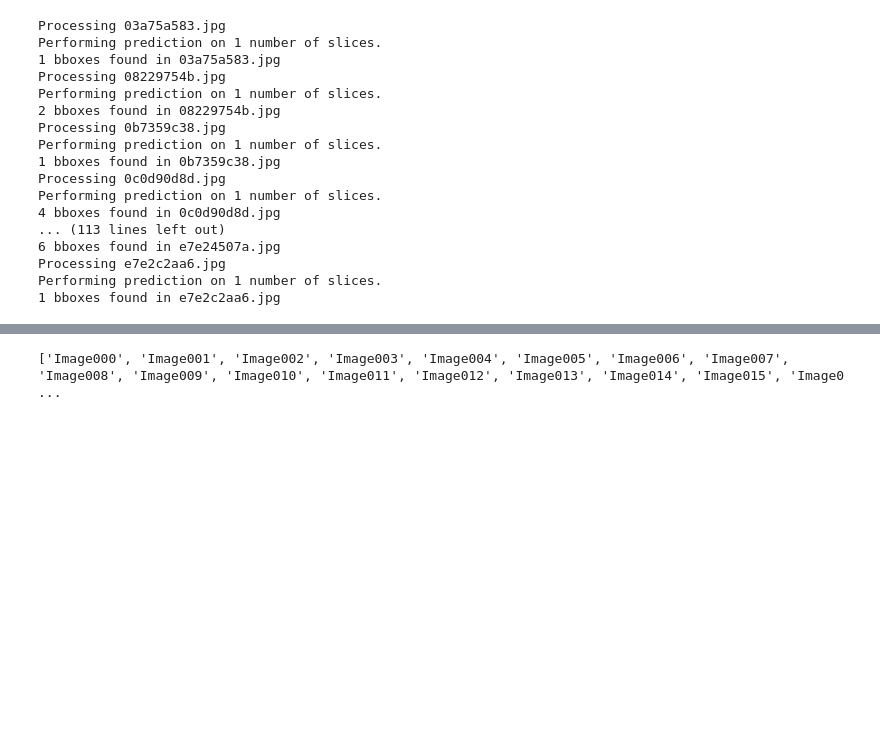
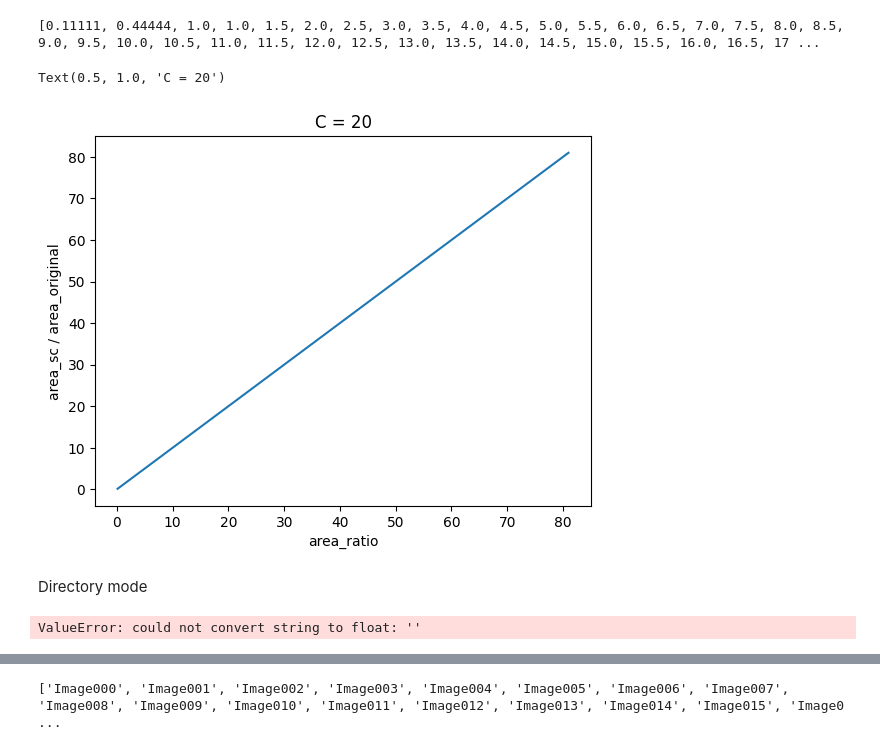
Before and after one commit to FarshadAmiri/Sat_object_detection, a Jupyter notebook: debug.ipynb, the cells around one changed output, grey strips where cells are left out. Cells and saved outputs as stored; diff of their text form; code cells hidden in the pictures; blank space fills up the shorter version.

```diff
--- a/debug.ipynb
+++ b/debug.ipynb
@@ -14,27 +72,58 @@ images_path = r"D:\NLP 1\Sat_object_detection\debug_images_2"
+# %%
+import matplotlib.pyplot as plt
+
+import numpy as np
+
+# area_ratio = 10
+c = 20
+
+def area_after_sc(area_ratio, c):
+    if area_ratio > c**2:
+        # img_sahi_scale_down_factor = round(math.sqrt(area_ratio / (2*c)), 1)
+        img_sahi_scale_down_factor = round(area_ratio / (2*c), 1)
+    else:
+        img_sahi_scale_down_factor = 1
+    return (img_sahi_scale_down_factor ,area_ratio / (img_sahi_scale_down_factor ** 2))
+
+def area_after_sc(area, input_dim):
+    area_ratio = area / (input_dim ** 2)
+    if area_ratio > c:
+        # img_sahi_scale_down_factor = round(math.sqrt(area_ratio / (2*c)), 1)
+        img_sahi_scale_down_factor = round(area_ratio / (2*c), 1)
+    else:
+        img_sahi_scale_down_factor = 1
+    return (img_sahi_scale_down_factor ,area_ratio / (img_sahi_scale_down_factor ** 2))
+
+x = [0.11111, 0.44444, 1]
+x2 = list(map(lambda x: int(x) if int(x) == x else round(x,1), np.arange(1, 81.5, 0.5)))
+x = x + x2
+y = [area_after_sc(i, c)[1] for i in x]
+print(y)
+plt.plot(x, y)
+plt.xlabel("area_ratio")
+plt.ylabel("area_sc / area_original")
+# plt.xlim(2, 100)
+# plt.ylim(4, 100)
+plt.title(f"C = {c}")
+# %% [output]
+[0.11111, 0.44444, 1.0, 1.0, 1.5, 2.0, 2.5, 3.0, 3.5, 4.0, 4.5, 5.0, 5.5, 6.0, 6.5, 7.0, 7.5, 8.0, 8.5, 9.0, 9.5, 10.0, 10.5, 11.0, 11.5, 12.0, 12.5, 13.0, 13.5, 14.0, 14.5, 15.0, 15.5, 16.0, 16.5, 17 ...
+Text(0.5, 1.0, 'C = 20')
+[figure, added]
+# %% [markdown]
+Directory mode
 # %%
 from inference_modular import ship_detection
-# images_path = r"D:\NLP 1\Sat_object_detection\inference_images"
-images_path = r"D:\NLP 1\Sat_object_detection\debug_images_2"
-coord = {"0c0d90d8d.jpg": [58.4893887115,23.6396684794,58.4961460224,23.6487324542]}
 
-result = ship_detection(images_dir=images_path, bbox_coord_wgs84=coord, annotations=["length", "coord"], nms_iou_threshold=0.1,
-                        sahi_confidence_threshold=0.8, sahi_overlap_ratio=0.3, output_annotated_image=True, )
+# images_dir = r"D:\NLP 1\Sat_object_detection\debug_images_2"
+images_dir = r"D:\NLP 1\Sat_object_detection\debug_images_3"
+# images_dir = r"D:\NLP 1\Sat_object_detection\inference_images"
+
+coord = {"0c0d90d8d.jpg": [58.4893887115, 23.6396684794, 58.4961460224, 23.6487324542],
+         "2d1b074cb.jpg": [47.3562147890, 26.3220918742, 47.3646843251, 26.3311658917],}
+
+result = ship_detection(images=images_dir, bbox_coord_wgs84=coord, annotations=["score", "length", "coord"], nms_iou_threshold=0.2, sahi_scale_down_factor= "adaptive-c",
+                        model_input_dim=768, confidence_threshold=0.85, sahi_overlap_ratio=0.3, output_annotated_image=True, save_annotated_image=True, annotation_font_size=17,
+                        annotation_bbox_width=3, output_original_image=True)
 # %% [output]
-Processing 03a75a583.jpg
-Performing prediction on 1 number of slices.
-1 bboxes found in 03a75a583.jpg
-Processing 08229754b.jpg
-Performing prediction on 1 number of slices.
-2 bboxes found in 08229754b.jpg
-Processing 0b7359c38.jpg
-Performing prediction on 1 number of slices.
-1 bboxes found in 0b7359c38.jpg
-Processing 0c0d90d8d.jpg
-Performing prediction on 1 number of slices.
-4 bboxes found in 0c0d90d8d.jpg
-... (113 lines left out)
-6 bboxes found in e7e24507a.jpg
-Processing e7e2c2aa6.jpg
-Performing prediction on 1 number of slices.
-1 bboxes found in e7e2c2aa6.jpg
+ValueError: could not convert string to float: ''
 # %%
```
Also changed, not shown: parts of 30 cells of this notebook, 4 other files.
